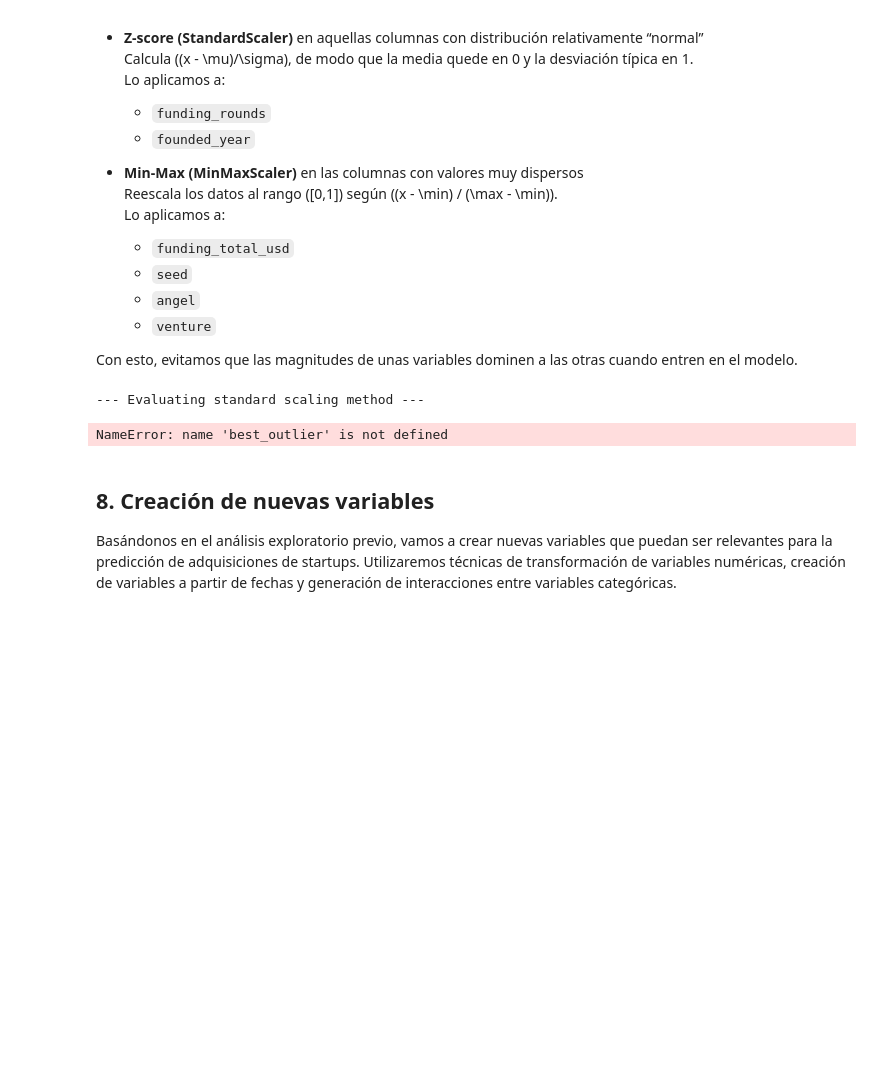
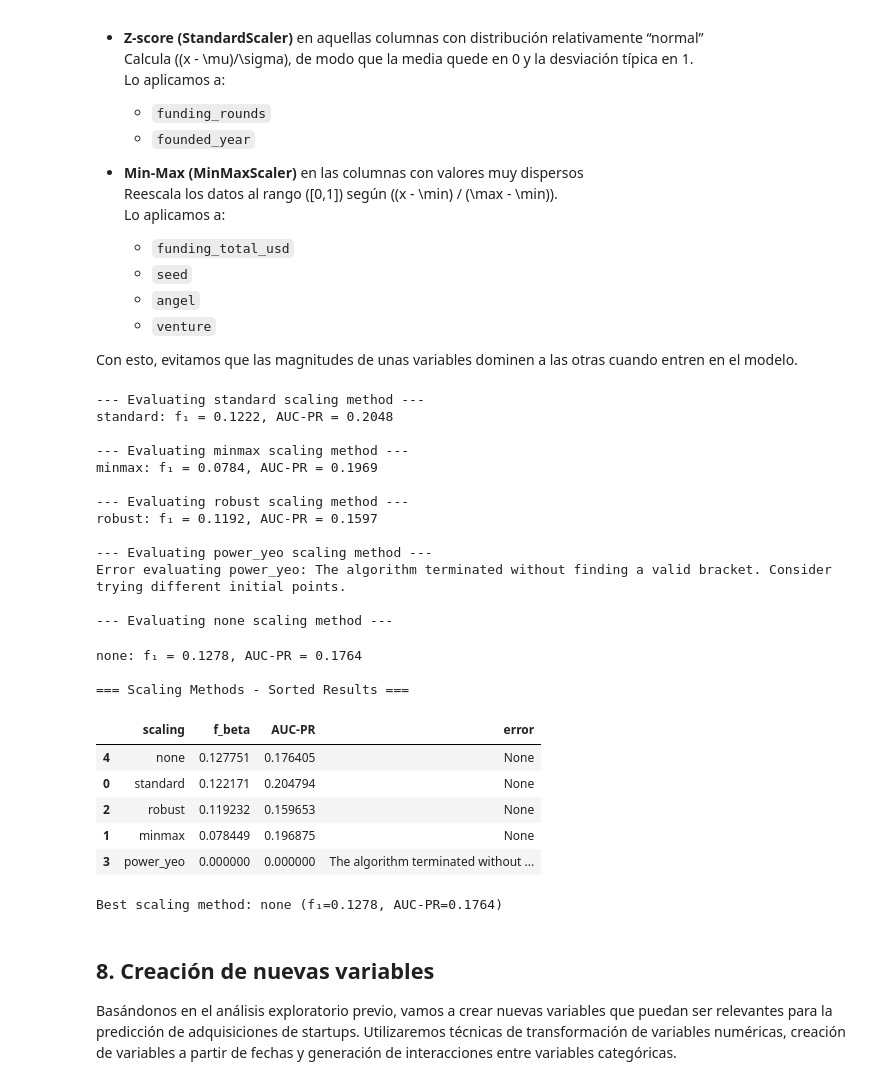
Before and after one commit to martinsoteIo/Predicting_Startup_Acquisitions, a Jupyter notebook: startup_investments_project/startup_investments_classification.ipynb, the cells around one changed output. Cells and saved outputs as stored; diff of their text form; code cells hidden in the pictures; blank space fills up the shorter version.

Commit message:
corregidos algunos errores generales

```diff
--- a/startup_investments_project/startup_investments_classification.ipynb
+++ b/startup_investments_project/startup_investments_classification.ipynb
@@ -1696,7 +1721,7 @@ for scale_name, scaler in scaling_methods.items():
     # Keep the best categorical pipeline from previous tests
     cat_pipe = Pipeline([
         ('imp', SimpleImputer(strategy='constant', fill_value='missing')),
-        ('enc', categorical_encoders[best_encoding])
+        ('enc', categorical_encoders[best.encoding])
     ])
 
     preprocessor = ColumnTransformer([
@@ -1718,34 +1743,55 @@ for scale_name, scaler in scaling_methods.items():
             'scaling': scale_name,
             'f_beta': scores['f_beta'],
             'AUC-PR': scores['AUC-PR'],
             'error': None
         })
     except Exception as e:
         print(f"Error evaluating {scale_name}: {str(e)}")
         scaling_results.append({
             'scaling': scale_name,
             'f_beta': 0.0,
             'AUC-PR': 0.0,
             'error': str(e)
         })
 
 # Summarize results
 scaling_results_df = pd.DataFrame(scaling_results).sort_values(['f_beta', 'AUC-PR'], ascending=False)
 print("\n=== Scaling Methods - Sorted Results ===")
 display(scaling_results_df)
 
 if len(scaling_results_df) > 0 and scaling_results_df['error'].iloc[0] is None:
     best_scaling = scaling_results_df.iloc[0]
     print(f"\nBest scaling method: {best_scaling['scaling']}"
           f" (f₁={best_scaling['f_beta']:.4f}, AUC-PR={best_scaling['AUC-PR']:.4f})")
 else:
     print("\nNo successful scaling method found.")
 
 # Save the best scaling method for later use
 best_scaling_method = scaling_results_df.iloc[0]['scaling'] if len(scaling_results_df) > 0 else 'standard'
 # %% [output]
 --- Evaluating standard scaling method ---
+standard: f₁ = 0.1222, AUC-PR = 0.2048
+
+--- Evaluating minmax scaling method ---
+minmax: f₁ = 0.0784, AUC-PR = 0.1969
+
+--- Evaluating robust scaling method ---
+robust: f₁ = 0.1192, AUC-PR = 0.1597
+
+--- Evaluating power_yeo scaling method ---
+Error evaluating power_yeo: The algorithm terminated without finding a valid bracket. Consider trying different initial points.
+
+--- Evaluating none scaling method ---
-NameError: name 'best_outlier' is not defined
+none: f₁ = 0.1278, AUC-PR = 0.1764
+
+=== Scaling Methods - Sorted Results ===
+|  | scaling | f_beta | AUC-PR | error |
+| 4 | none | 0.127751 | 0.176405 | None |
+| 0 | standard | 0.122171 | 0.204794 | None |
+| 2 | robust | 0.119232 | 0.159653 | None |
+| 1 | minmax | 0.078449 | 0.196875 | None |
+| 3 | power_yeo | 0.000000 | 0.000000 | The algorithm terminated without ... |
+Best scaling method: none (f₁=0.1278, AUC-PR=0.1764)
 # %%
 df[500:520]
 # %%
```
Also changed, not shown: parts of 1 cell of this notebook.
